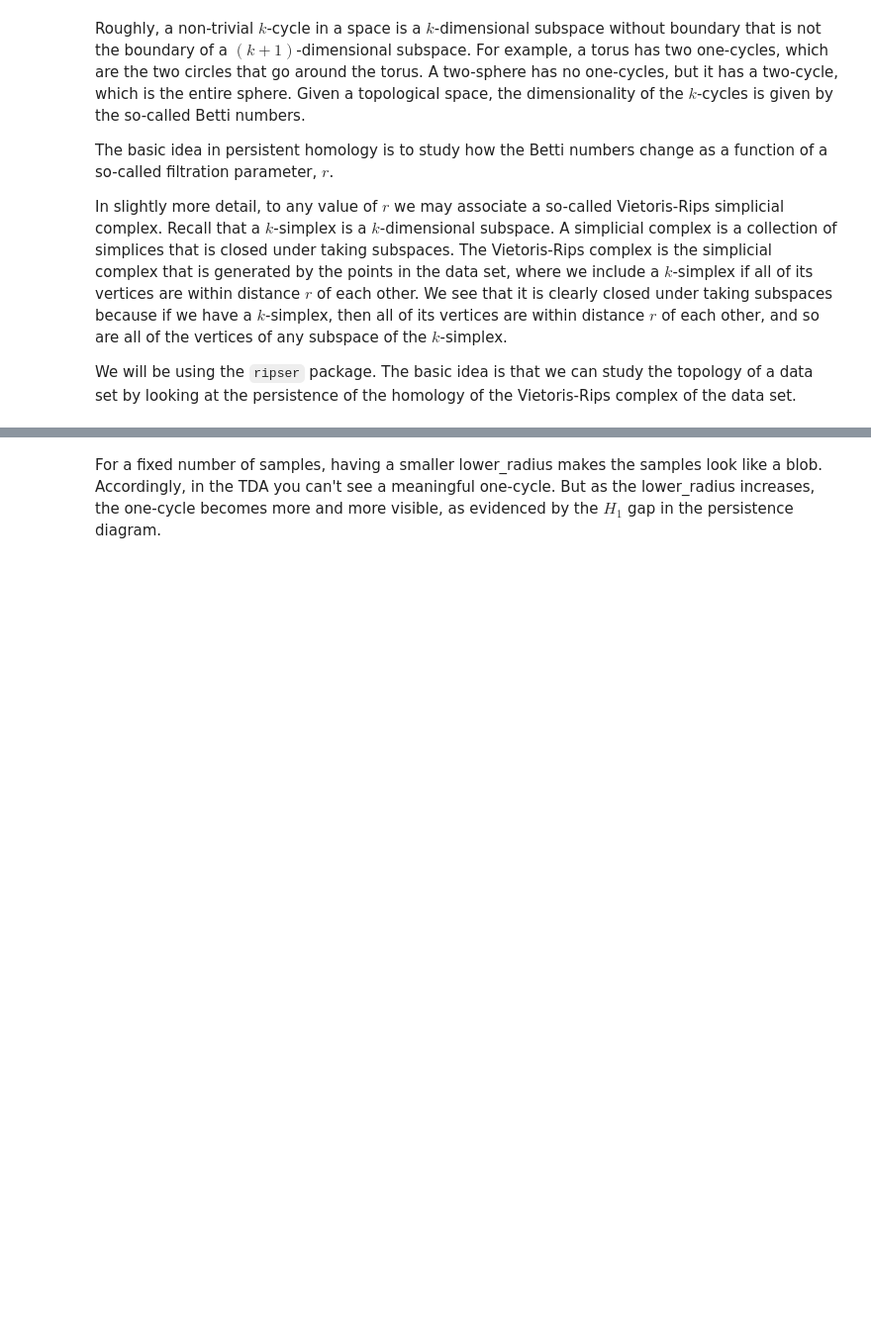
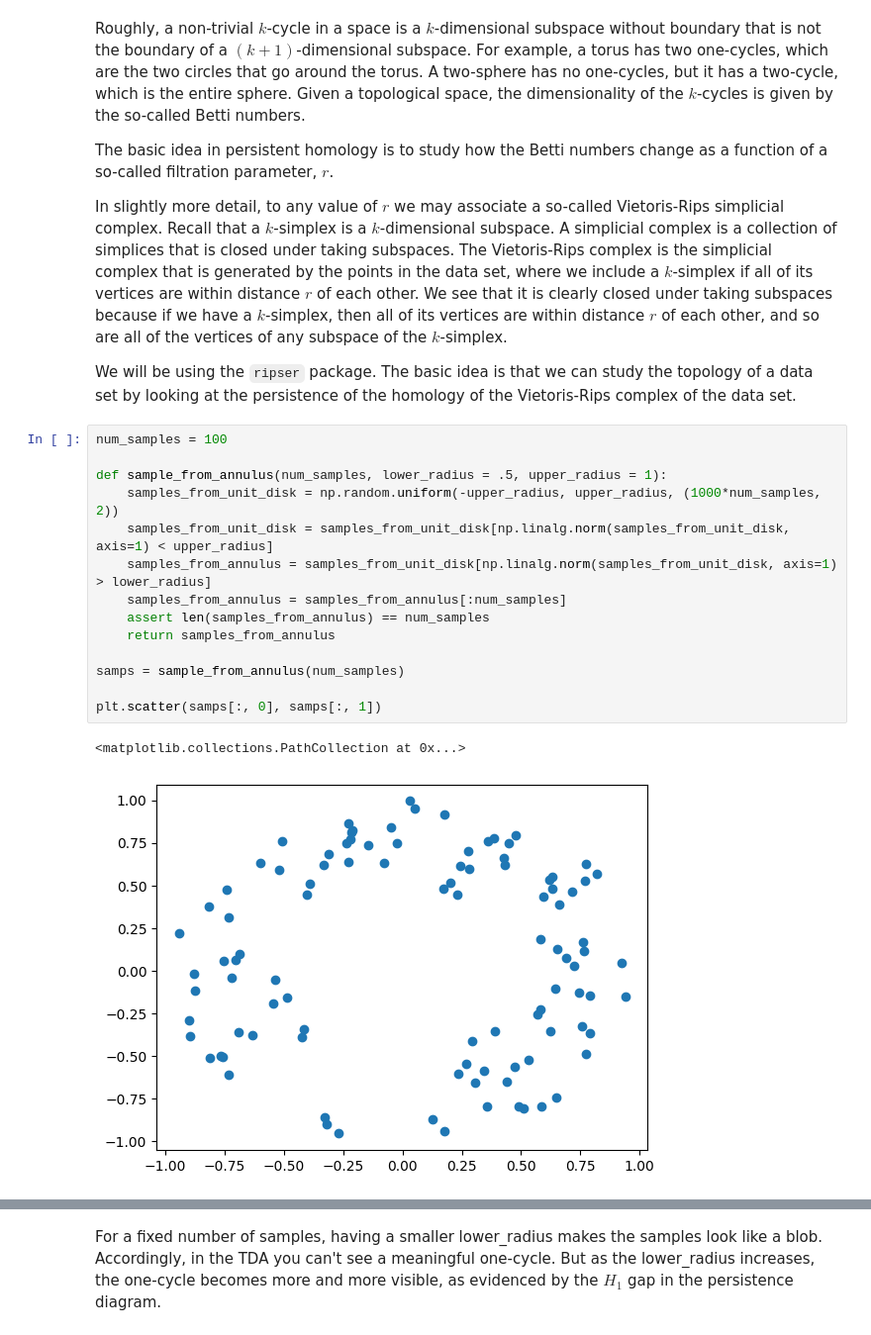
Before and after one commit to jimhalverson/COMP2023, a Jupyter notebook: notebooks/Physics and Machine Learning/7_Lecture_SR TDA PCA.ipynb, the cells around one changed output, grey strips where cells are left out. Shown at 99% size. Saved outputs shown, nothing was run; the diff lists cells and outputs as text; blank space fills up the shorter version.

```diff
--- a/notebooks/Physics and Machine Learning/7_Lecture_SR TDA PCA.ipynb
+++ b/notebooks/Physics and Machine Learning/7_Lecture_SR TDA PCA.ipynb
@@ -85,3 +298,20 @@ The basic idea in persistent homology is to study how the Betti numbers change a
 In slightly more detail, to any value of $r$ we may associate a so-called Vietoris-Rips simplicial complex. Recall that a $k$-simplex is a $k$-dimensional subspace. A simplicial complex is a collection of simplices that is closed under taking subspaces. The Vietoris-Rips complex is the simplicial complex that is generated by the points in the data set, where we include a $k$-simplex if all of its vertices are within distance $r$ of each other. We see that it is clearly closed under taking subspaces because if we have a $k$-simplex, then all of its vertices are within distance $r$ of each other, and so are all of the vertices of any subspace of the $k$-simplex.
 
 We will be using the `ripser` package. The basic idea is that we can study the topology of a data set by looking at the persistence of the homology of the Vietoris-Rips complex of the data set.
+# %%
+num_samples = 100
+
+def sample_from_annulus(num_samples, lower_radius = .5, upper_radius = 1):
+    samples_from_unit_disk = np.random.uniform(-upper_radius, upper_radius, (1000*num_samples, 2))
+    samples_from_unit_disk = samples_from_unit_disk[np.linalg.norm(samples_from_unit_disk, axis=1) < upper_radius]
+    samples_from_annulus = samples_from_unit_disk[np.linalg.norm(samples_from_unit_disk, axis=1) > lower_radius]
+    samples_from_annulus = samples_from_annulus[:num_samples]
+    assert len(samples_from_annulus) == num_samples
+    return samples_from_annulus
+
+samps = sample_from_annulus(num_samples)
+
+plt.scatter(samps[:, 0], samps[:, 1])
+# %% [output]
+<matplotlib.collections.PathCollection at 0x...>
+[figure, added]
```
Also changed, not shown: parts of 25 cells of this notebook.
